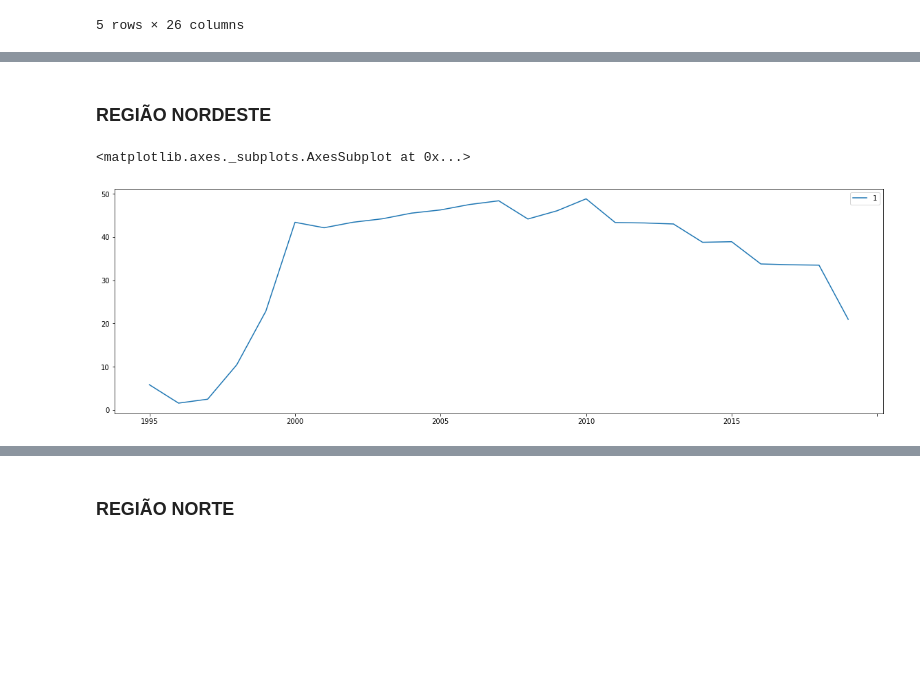
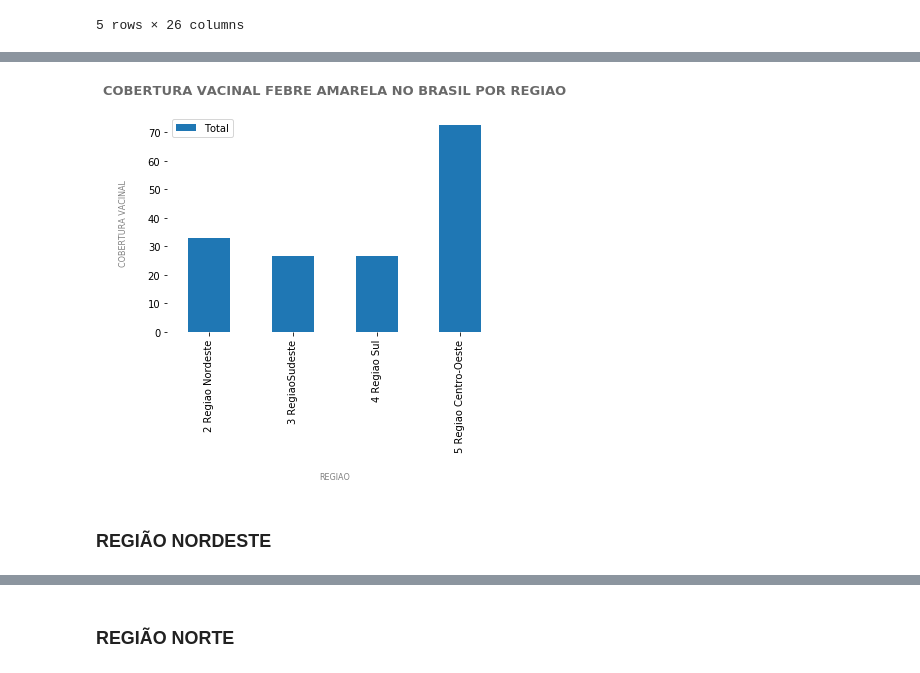
Before and after one commit to daianeklein/bootcamp-Alura, a Jupyter notebook: Desafio-Modulo2.ipynb, the cells around one changed output, grey strips where cells are left out. Drawn from its saved outputs; the diff is of its cells as text; code cells hidden in the pictures; blank space fills up the shorter version.

```diff
--- a/Desafio-Modulo2.ipynb
+++ b/Desafio-Modulo2.ipynb
@@ -78,7 +92,18 @@ df[['Região', 'Total']][1:-1].set_index('Região').plot(kind = 'bar')
+# %%
+ax = df[['Região', 'Total']][1:-1].set_index('Região').plot(kind = 'bar')
+
+
+ax = plt.title('COBERTURA VACINAL FEBRE AMARELA NO BRASIL POR REGIAO',
+               pad = 20,
+         fontsize = 13, color ='dimgrey', fontweight = 'bold')
+
+sns.despine(bottom = True, left=True)
+
+plt.xlabel('REGIAO', color = 'grey', labelpad = 20, fontsize = 8)
+plt.ylabel('COBERTURA VACINAL', color = 'grey', labelpad = 20, fontsize = 8)
+
+ax = ax
+# %% [output]
+[figure, added]
 # %% [markdown]
 ### REGIÃO NORDESTE
-# %%
-df[df['Região'] == '2 Regiao Nordeste'].T[1:-1].plot(figsize=(20,6))
-# %% [output]
-<matplotlib.axes._subplots.AxesSubplot at 0x...>
-[figure, removed]
```
Also changed, not shown: parts of 18 cells of this notebook.
